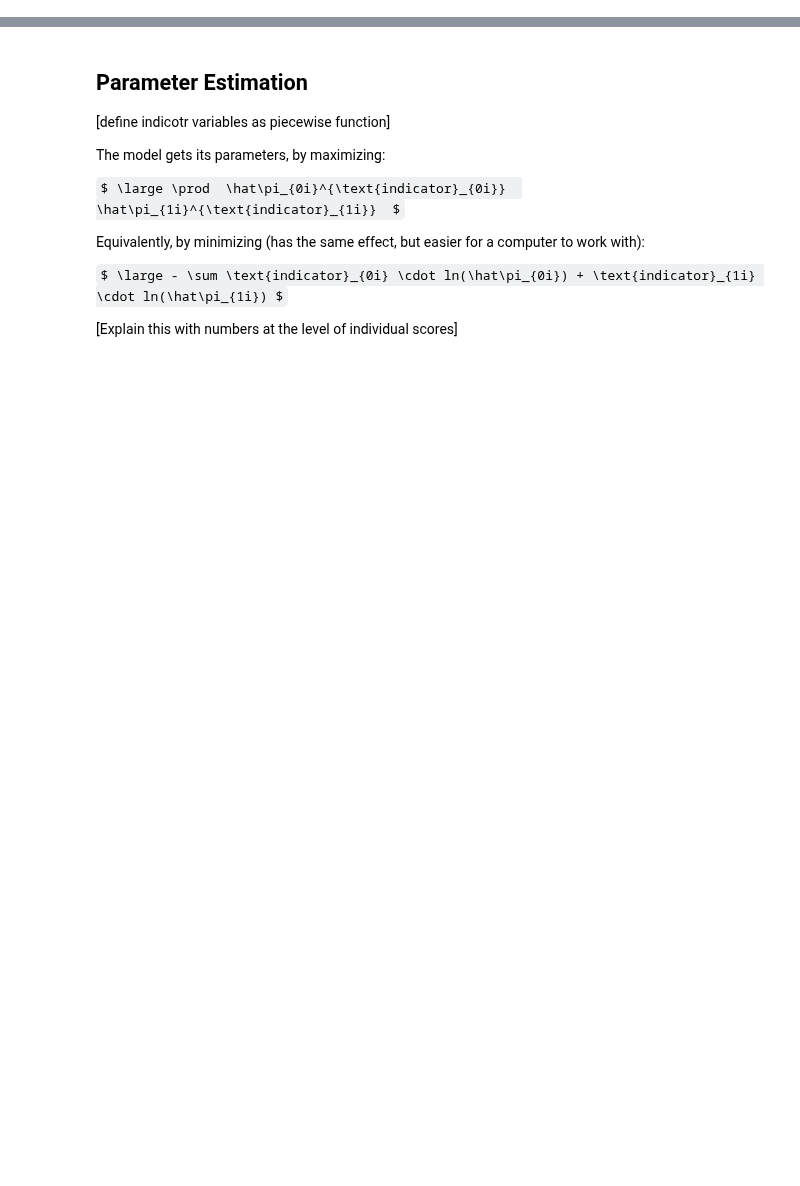
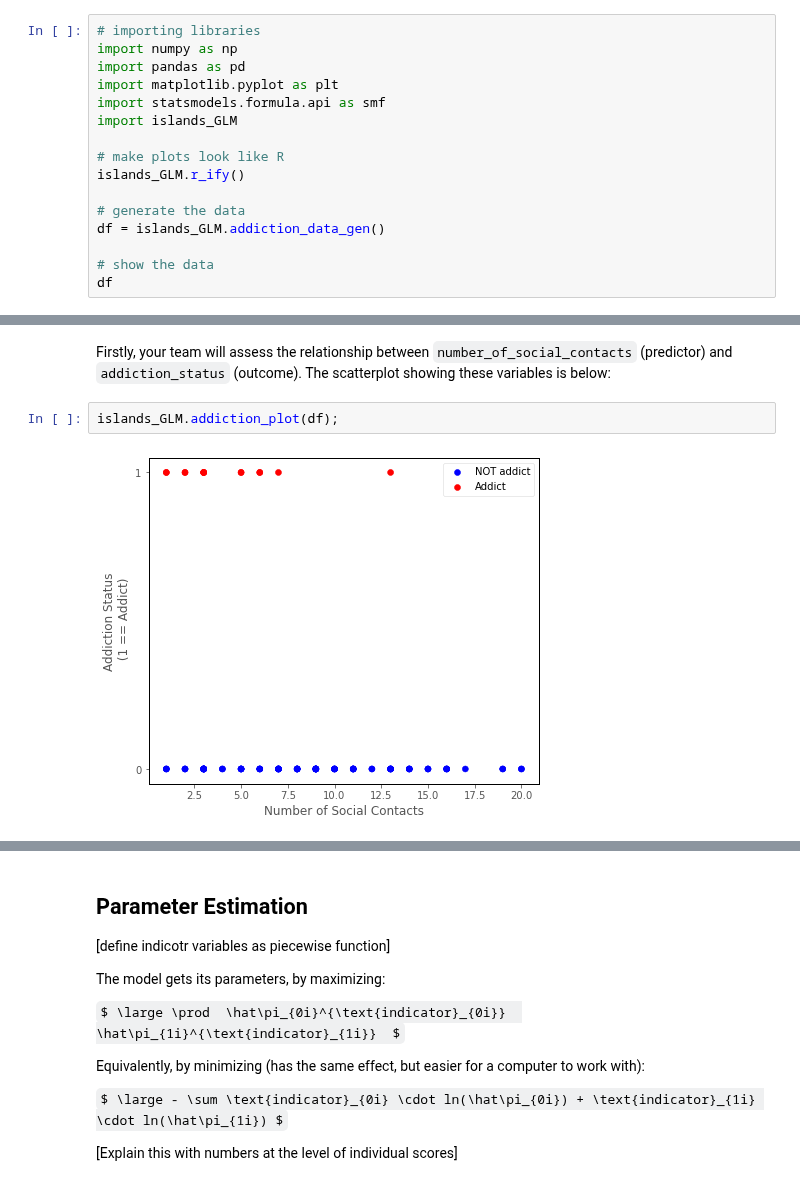
Before and after one commit to pxr687/islands_generalized_linear_models, a Jupyter notebook: 4_binary_logistic_regression.ipynb, the cells around one changed output, grey strips where cells are left out. Drawn from its saved outputs; the diff is of its cells as text; some formulas as TeX source; blank space fills up the shorter version.

```diff
--- a/4_binary_logistic_regression.ipynb
+++ b/4_binary_logistic_regression.ipynb
@@ -17,0 +23,16 @@ We use binary logistic regression when...
+# %%
+# importing libraries
+import numpy as np
+import pandas as pd
+import matplotlib.pyplot as plt
+import statsmodels.formula.api as smf
+import islands_GLM
+
+# make plots look like R
+islands_GLM.r_ify()
+
+# generate the data
+df = islands_GLM.addiction_data_gen()
+
+# show the data
+df
@@ -17,0 +53,6 @@ We use binary logistic regression when...
+# %% [markdown]
+Firstly, your team will assess the relationship between `number_of_social_contacts` (predictor) and `addiction_status` (outcome). The scatterplot showing these variables is below:
+# %%
+islands_GLM.addiction_plot(df);
+# %% [output]
+[figure, added]
```
Also changed, not shown: parts of 22 cells of this notebook, 9 other files.
